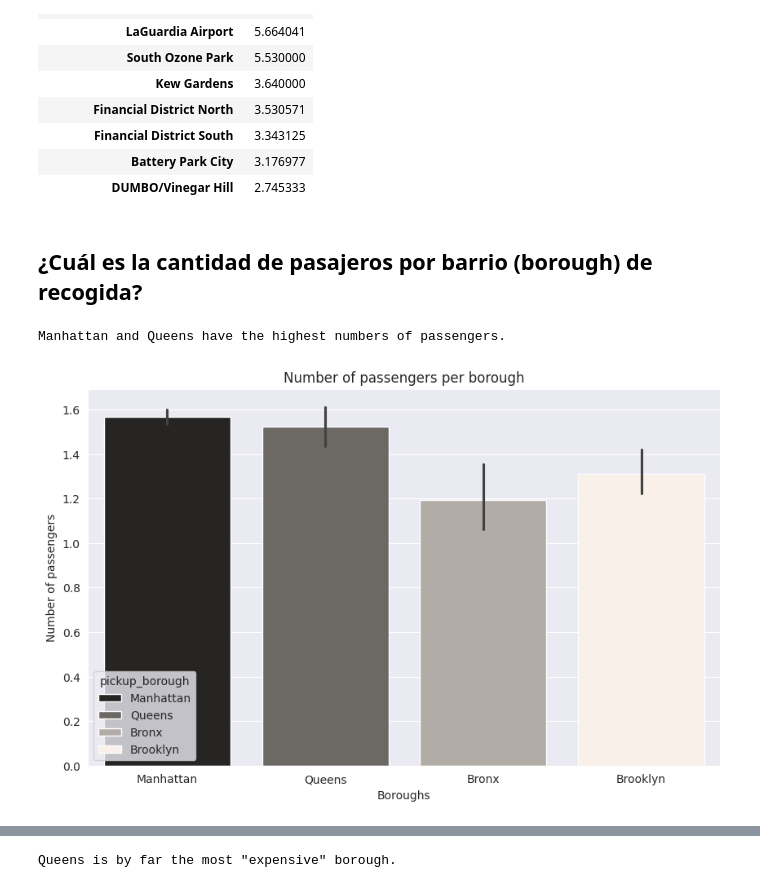
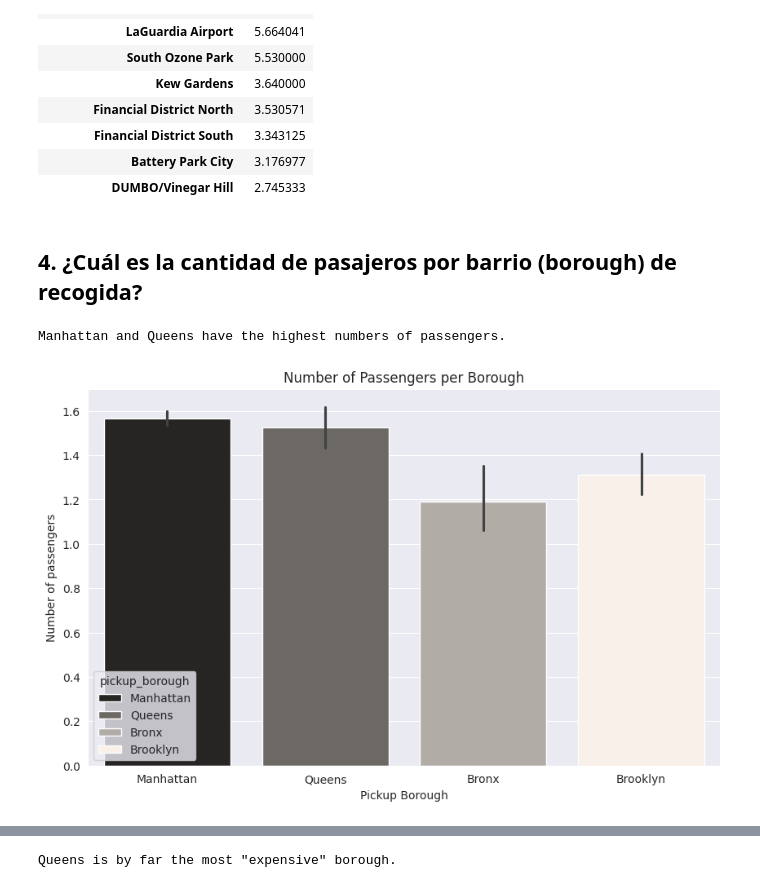
Before and after one commit to MarinaHolland/Python-Intro-for-Data-Science-at-CodeSpace, a Jupyter notebook: Notebooks/Lesson IV - Matplotlib and Seaborn.ipynb, the cells around one changed output, grey strips where cells are left out. Saved outputs shown, nothing was run; the diff lists cells and outputs as text; code cells hidden in the pictures.

```diff
--- a/Notebooks/Lesson IV - Matplotlib and Seaborn.ipynb
+++ b/Notebooks/Lesson IV - Matplotlib and Seaborn.ipynb
@@ -519,22 +519,22 @@ avg_tips_by_zone.head(10)
 | Battery Park City | 3.176977 |
 | DUMBO/Vinegar Hill | 2.745333 |
 # %% [markdown]
-## ¿Cuál es la cantidad de pasajeros por barrio (borough) de recogida?
+## 4. ¿Cuál es la cantidad de pasajeros por barrio (borough) de recogida?
 # %%
 # Setting the size of the figure
 plt.figure(figsize=(10, 6))
 
 # Creating a barplot (when creating a gradient don't use color, but palette as the parameter)
 sns.barplot(x='pickup_borough', y='passengers', data=taxis_df, hue='pickup_borough', palette='dark:linen')
 
 # Writing titles for the barplot
-plt.title('Number of passengers per borough')
-plt.xlabel('Boroughs')
+plt.title('Number of Passengers per Borough')
 plt.ylabel('Number of passengers')
+plt.xlabel('Pickup Borough')
 
 # Printing the answer
 print('Manhattan and Queens have the highest numbers of passengers.')
 # %% [output]
 Manhattan and Queens have the highest numbers of passengers.
-[figure, old version]
+[figure, new version]
 # %% [markdown]
```
Also changed, not shown: parts of 23 cells of this notebook.
